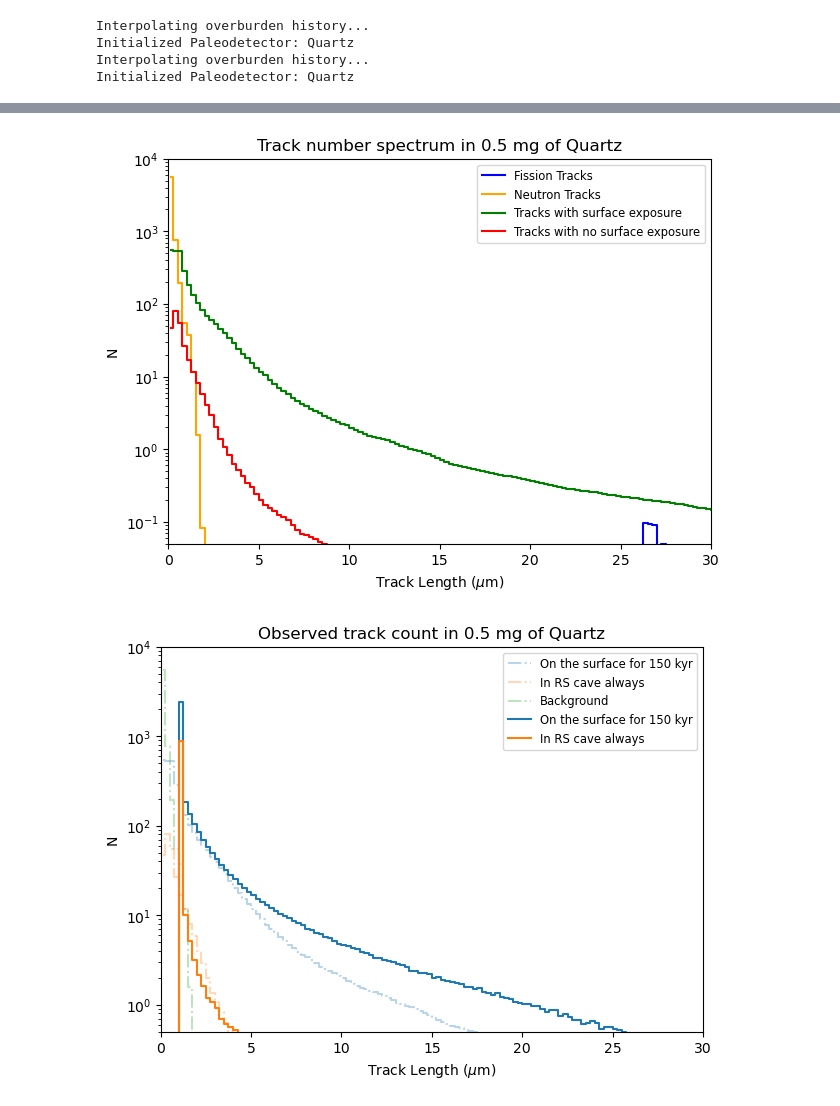
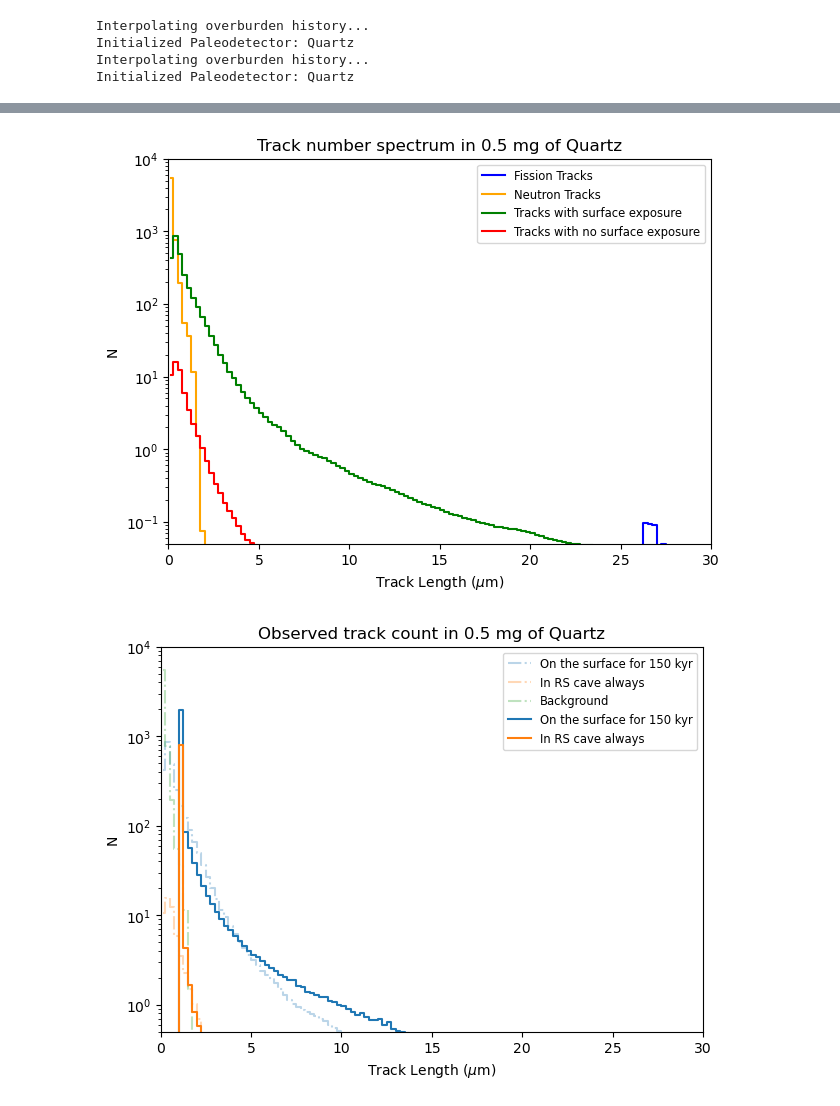
Before and after one commit to cgalelli/PrimusCode, a Jupyter notebook: RSC_analysis.ipynb, the cells around one changed output, grey strips where cells are left out. Drawn from its saved outputs; the diff is of its cells as text; code cells hidden in the pictures.

Commit message:
Vectorized in time + parallel in species

```diff
--- a/RSC_analysis.ipynb
+++ b/RSC_analysis.ipynb
@@ -20,21 +20,20 @@ sample_mass_kg = 0.0000005       # Sample mass in kg (e.g., 0.01 for 10g)
 total_age_kyr = 300.       # Total age of the sample in kyr
 
 overburden_history_up = {
-    "initial_depth_mwe": 0,
-    "overburden_discrete_mwe": 30.,
+    "overburden_discrete": 30.,
     "density_discrete_g_cm3": 2.6,
     "time_discrete_kyr": 150.,
 }
 
 overburden_history_down = {
-    "initial_depth_mwe": 30.,
+    "initial_depth": 30.,
+    "initial_density_g_cm3": 2.6,
 }
 
 x_bins = np.linspace(0, 50000, 201)        #Track length bins in nm
 x_mids = x_bins[:-1] + np.diff(x_bins) / 2
 
 energies = np.array(CONFIG["geant4_energy_bins_gev"])[:90]  # Energy bins in GeV
-
 flux_history = FluxHistory()
 # %%
 # --- Setup & Verification ---
@@ -64,2 +61,2 @@ total_neutron_tracks = mineral_up.integrate_background_neutron_spectrum(x_bins,
 # %%
-tracks_up = mineral_up.integrate_all_particles(x_bins, energies, sample_mass_kg, steps=20)
+tracks_up = mineral_up.integrate_all_particles(x_bins, energies, sample_mass_kg)
@@ -71,2 +63,2 @@ Integrating the signal in a 0.001 mm slice of Quartz with mass 0.0005 g, corresp
 # %%
-tracks_down = mineral_down.integrate_all_particles(x_bins, energies, sample_mass_kg, steps=20)
+tracks_down = mineral_down.integrate_all_particles(x_bins, energies, sample_mass_kg)
@@ -78,24 +65,26 @@ Integrating the signal in a 0.001 mm slice of Quartz with mass 0.0005 g, corresp
 # %%
 fig, ax = plt.subplots(figsize=[7, 5])
+
+species = "total"
 
 ax.step(x_mids/1000., total_fission_tracks, where='mid', label="Fission Tracks", color='blue')
 ax.step(x_mids/1000., total_neutron_tracks, where='mid', label="Neutron Tracks", color='orange')
 
-ax.step(x_mids/1000., tracks_up['total'], where='mid', label="Tracks with surface exposure", color='green')
-ax.step(x_mids/1000., tracks_down['total'], where='mid', label="Tracks with no surface exposure", color='red')
+ax.step(x_mids/1000., tracks_up[species], where='mid', label="Tracks with surface exposure", color='green')
+ax.step(x_mids/1000., tracks_down[species], where='mid', label="Tracks with no surface exposure", color='red')
 
 ax.set_yscale("log")
 #ax.set_xscale("log")
 ax.set_xlabel(r"Track Length ($\mu$m)")
 ax.set_ylabel(r"N")
 ax.set_title(f"Track number spectrum in 0.5 mg of {mineral_name}")
 ax.set_ylim(0.05, 1e4)
 ax.set_xlim(0., 30.)
 ax.legend(fontsize='small', loc='upper right')
-plt.savefig("Plots/RSC_example.png", dpi=500)
+#plt.savefig("Plots/RSC_example.png", dpi=500)
 plt.show()
 # %% [output]
-[figure, old version]
+[figure, new version]
 # %%
 sliced_up = slice_spectrum(x_bins, tracks_up['total'], pit_width=1000., correction=True)
 sliced_down = slice_spectrum(x_bins, tracks_down['total'], pit_width=1000., correction=True)
@@ -118,7 +107,7 @@ ax.set_title(f"Observed track count in 0.5 mg of {mineral_name}")
 ax.set_ylim(5e-1, 1e4)
 ax.set_xlim(0., 30.)
 ax.legend(fontsize='small', loc='upper right')
-plt.savefig("Plots/RSC_obs.png", dpi=500)
+#plt.savefig("Plots/RSC_obs.png", dpi=500)
 plt.show()
 # %% [output]
-[figure, old version]
+[figure, new version]
```
Also changed, not shown: parts of 5 cells of this notebook, 3 other files.
